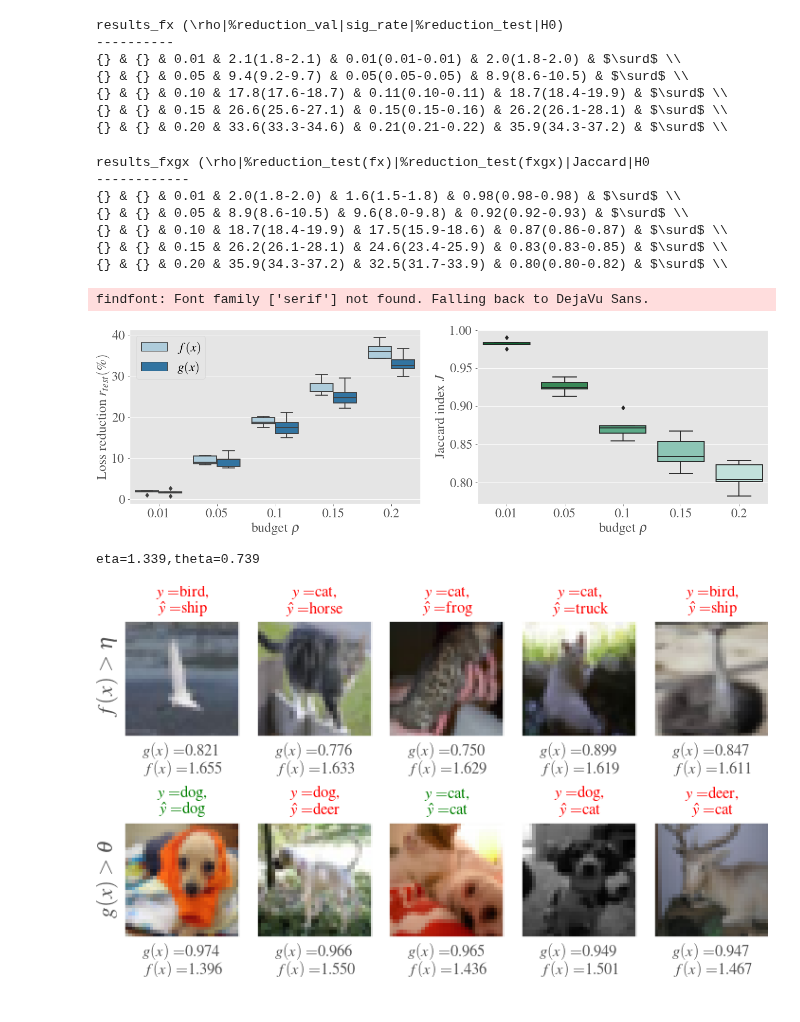
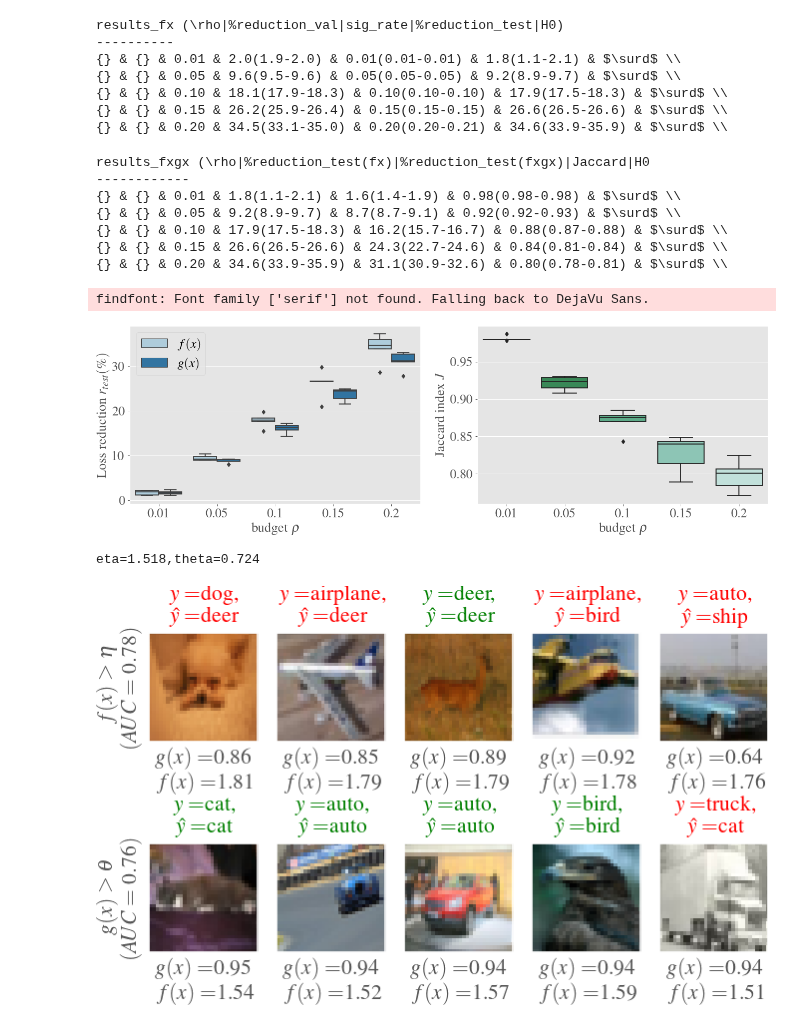
Before and after one commit to cesar-claros/synergistic, a Jupyter notebook: CIFAR10_cnn_mod.ipynb, the cells around one changed output. Cells and saved outputs as stored; diff of their text form; code cells hidden in the pictures.

Commit message:
AUC, reproducibility, figure layout fixed

```diff
--- a/CIFAR10_cnn_mod.ipynb
+++ b/CIFAR10_cnn_mod.ipynb
@@ -72,11 +81,11 @@ def init_model(input_dim):
 # %%
 #%%
 # Signaling function fitting and evaluation
-def signalingFunction(X_train, y_train, y_train_pred_th, X_val, y_val, y_val_pred_th, X_test, y_test, y_test_pred_th, kernel='exponential', norm='l01'):
+def signalingFunction(X_train, y_train, y_train_pred_th, X_val, y_val, y_val_pred_th, X_test, y_test, y_test_pred_th, kernel='exponential', norm='l01', ex_dim=1):
     # X_train, X_val should be scaled
     # Fit signaling function
     exp = sgn.signaling(norm=norm) # idx = [train,test,val]
-    exp.fit(X_train, y_train, y_train_pred_th, kernel=kernel, n_iter=500, lr=0.01)
+    exp.fit(X_train, y_train, y_train_pred_th, kernel=kernel, n_iter=500, lr=0.01, ex_dim=ex_dim)
     table_val = exp.evaluate(X_val, y_val, y_val_pred_th, rule_grid=np.linspace(0,3,30, endpoint=False))
     table_test = exp.test(X_test, y_test, y_test_pred_th, table_val['rule'].to_numpy(), table_val['eta'].to_numpy())
     table = pd.concat([table_val,table_test],axis=1)
@@ -171,7 +188,7 @@ Number of original training examples: 50000
 report_table = []
 report_criteria = []
 report_plot = []
-kf = model_selection.StratifiedKFold(n_splits=5, shuffle=True, random_state=321)
+kf = model_selection.StratifiedKFold(n_splits=5, shuffle=True, random_state=SEED)
 clf = 'softmax_act'
 addPredictions = True
 applyPCA = False
@@ -179,11 +196,16 @@ accuracy = 0
 es = tf.keras.callbacks.EarlyStopping(monitor='val_loss', mode='min', verbose=1)
 y_test = tf.keras.utils.to_categorical(y_test)
 for train, val in kf.split(Data_X, Data_y):
+    print(train[:10])
+    print(val[:10])
+
     X_train = Data_X[train]
     y_train = Data_y[train]
+    print(y_train[:10])
     y_train = tf.keras.utils.to_categorical(y_train)
     X_val = Data_X[val]
     y_val = Data_y[val]
+    print(y_val[:10])
     y_val = tf.keras.utils.to_categorical(y_val)
 
     # sample = sample[:12500]
@@ -232,7 +254,11 @@ for train, val in kf.split(Data_X, Data_y):
 
     table, exp = signalingFunction(X_train_GP, np.argmax(y_train, axis=1), y_train_pred_th, \
                                    X_val_GP, np.argmax(y_val, axis=1), y_val_pred_th,\
-                                   X_test_GP, np.argmax(y_test, axis=1), y_test_pred_th)
+                                   X_test_GP, np.argmax(y_test, axis=1), y_test_pred_th,\
+                                   kernel='e*e', ex_dim=y_train_pred_soft.shape[1])
+    print('gpr_mean=',exp.gpr_mean_test[:10])
+    print('gpr_mean=',exp.gpr_mean_val[:10])
+
     report_table.append(table)
     # Baseline for comparison
     crit_table = baselineCriteria(np.argmax(y_val, axis=1), y_val_pred_soft, y_val_pred_th,\
@@ -330,11 +356,11 @@ print(output_fx.getvalue())
 # %% [output]
 results_fx (\rho|%reduction_val|sig_rate|%reduction_test|H0)
 ----------
-{} & {} & 0.01 & 2.1(1.8-2.1) & 0.01(0.01-0.01) & 2.0(1.8-2.0) & $\surd$ \\
-{} & {} & 0.05 & 9.4(9.2-9.7) & 0.05(0.05-0.05) & 8.9(8.6-10.5) & $\surd$ \\
-{} & {} & 0.10 & 17.8(17.6-18.7) & 0.11(0.10-0.11) & 18.7(18.4-19.9) & $\surd$ \\
-{} & {} & 0.15 & 26.6(25.6-27.1) & 0.15(0.15-0.16) & 26.2(26.1-28.1) & $\surd$ \\
-{} & {} & 0.20 & 33.6(33.3-34.6) & 0.21(0.21-0.22) & 35.9(34.3-37.2) & $\surd$ \\
+{} & {} & 0.01 & 2.0(1.9-2.0) & 0.01(0.01-0.01) & 1.8(1.1-2.1) & $\surd$ \\
+{} & {} & 0.05 & 9.6(9.5-9.6) & 0.05(0.05-0.05) & 9.2(8.9-9.7) & $\surd$ \\
+{} & {} & 0.10 & 18.1(17.9-18.3) & 0.10(0.10-0.10) & 17.9(17.5-18.3) & $\surd$ \\
+{} & {} & 0.15 & 26.2(25.9-26.4) & 0.15(0.15-0.15) & 26.6(26.5-26.6) & $\surd$ \\
+{} & {} & 0.20 & 34.5(33.1-35.0) & 0.20(0.20-0.21) & 34.6(33.9-35.9) & $\surd$ \\
 # %%
 # Dataframe for comparison f(x)-g(x)
 results_fxgx = results_fxgx.loc[p_value_col <= 0.05].copy()
@@ -357,11 +383,11 @@ print(output_fxgx.getvalue())
 # %% [output]
 results_fxgx (\rho|%reduction_test(fx)|%reduction_test(fxgx)|Jaccard|H0
 ------------
-{} & {} & 0.01 & 2.0(1.8-2.0) & 1.6(1.5-1.8) & 0.98(0.98-0.98) & $\surd$ \\
-{} & {} & 0.05 & 8.9(8.6-10.5) & 9.6(8.0-9.8) & 0.92(0.92-0.93) & $\surd$ \\
-{} & {} & 0.10 & 18.7(18.4-19.9) & 17.5(15.9-18.6) & 0.87(0.86-0.87) & $\surd$ \\
-{} & {} & 0.15 & 26.2(26.1-28.1) & 24.6(23.4-25.9) & 0.83(0.83-0.85) & $\surd$ \\
-{} & {} & 0.20 & 35.9(34.3-37.2) & 32.5(31.7-33.9) & 0.80(0.80-0.82) & $\surd$ \\
+{} & {} & 0.01 & 1.8(1.1-2.1) & 1.6(1.4-1.9) & 0.98(0.98-0.98) & $\surd$ \\
+{} & {} & 0.05 & 9.2(8.9-9.7) & 8.7(8.7-9.1) & 0.92(0.92-0.93) & $\surd$ \\
+{} & {} & 0.10 & 17.9(17.5-18.3) & 16.2(15.7-16.7) & 0.88(0.87-0.88) & $\surd$ \\
+{} & {} & 0.15 & 26.6(26.5-26.6) & 24.3(22.7-24.6) & 0.84(0.81-0.84) & $\surd$ \\
+{} & {} & 0.20 & 34.6(33.9-35.9) & 31.1(30.9-32.6) & 0.80(0.78-0.81) & $\surd$ \\
 # %%
 #%%
 # Save results in csv fomat
@@ -390,7 +416,7 @@ path_fig_fxgx = "drive/My Drive/NIPS2020/results/cifar10/fig_fxgx_{clf}_yhat{yha
 plt.savefig(path_fig_fxgx, bbox_inches='tight', facecolor='w')
 # %% [output]
 findfont: Font family ['serif'] not found. Falling back to DejaVu Sans.
-[figure, old version]
+[figure, new version]
 # %%
 rho = 0.15
 X_test_best = X_test_best.squeeze()
@@ -409,11 +435,14 @@ top_crit_idx = top_crit_idx[np.argsort(crit_test[top_crit_idx])[::-1]]# Added
 output_text = io.StringIO()
 print('eta={:.3f},theta={:.3f}'.format(eta,theta))
 # %% [output]
-eta=1.339,theta=0.739
+eta=1.518,theta=0.724
+# %%
+roc_f = metrics.roc_auc_score(exp_best.L_test, f_test)
+roc_crit = metrics.roc_auc_score(exp_best.L_test, crit_test)
 # %%
 # Plot selected instances
 # initialize the label
-labelNames = ['airplane', 'automobile', 'bird', 'cat', 'deer', 'dog', 'frog', 'horse', 'ship', 'truck']
+labelNames = ['airplane', 'auto', 'bird', 'cat', 'deer', 'dog', 'frog', 'horse', 'ship', 'truck']
 # X_test_best = X_test.reshape(-1,28,28)
 # y_hat_best = y_test_pred_th[top_f_idx]
 # y_th_best = np.argmax(y_test[top_f_idx], axis=1)
@@ -423,39 +452,41 @@ fig1, ax = plt.subplots(row, col, figsize=(6.0, 3.5), constrained_layout=True, d
 # fig1.subplots_adjust(wspace=0.1, hspace=0.35, top=0.5)
 # for i in top_f_idx:
 j = 0
 for i,k in zip(top_f_idx, top_crit_idx):
     if np.argmax(y_test_best, axis=1)[i] != y_test_pred_th_best[i]:
         color = 'red'
     else:
         color = 'green'
     # ax = fig1.add_subplot(3, 4, j+1)
     ax[0][j].imshow(X_test_best[i, :, :, :])
     ax[0][j].set_title(r'$y=${s1}'.format(s1=labelNames[np.argmax(y_test_best, axis=1)[i]])+',\n'+\
-                    r'$\hat{{y}}=${s2}'.format(s2=labelNames[y_test_pred_th_best[i]]), color=color, fontsize=10)
-    ax[0][j].set_xlabel(r"$g(x)=${:.3f}".format(crit_test[i])+'\n$f(x)=${:.3f}'.format(f_test[i]), fontsize=10)
+                    r'$\hat{{y}}=${s2}'.format(s2=labelNames[y_test_pred_th_best[i]]), color=color, fontsize=13)
+    ax[0][j].set_xlabel(r"$g(x)=${:.2f}".format(crit_test[i])+'\n$f(x)=${:.2f}'.format(f_test[i]), fontsize=13)
     ax[0][j].set_xticks([])
     ax[0][j].set_yticks([])
 
     if np.argmax(y_test_best, axis=1)[k] != y_test_pred_th_best[k]:
         color = 'red'
     else:
         color = 'green'
     # ax = fig1.add_subplot(3, 4, j+1)
     ax[1][j].imshow(X_test_best[k, :, :, :])
     ax[1][j].set_title(r'$y=${s1}'.format(s1=labelNames[np.argmax(y_test_best, axis=1)[k]])+',\n'+\
-                    r'$\hat{{y}}=${s2}'.format(s2=labelNames[y_test_pred_th_best[k]]), color=color, fontsize=10)
-    ax[1][j].set_xlabel(r"$g(x)=${:.3f}".format(crit_test[k])+'\n$f(x)=${:.3f}'.format(f_test[k]), fontsize=10)
+                    r'$\hat{{y}}=${s2}'.format(s2=labelNames[y_test_pred_th_best[k]]), color=color, fontsize=13)
+    ax[1][j].set_xlabel(r"$g(x)=${:.2f}".format(crit_test[k])+'\n$f(x)=${:.2f}'.format(f_test[k]), fontsize=13)
     ax[1][j].set_xticks([])
     ax[1][j].set_yticks([])
     j = j + 1
-# ax[0][0].set_ylabel(r"$f(x)>\eta$"+"\n"+r"$(\eta={:.3f})$".format(eta), fontsize=14)
-ax[0][0].set_ylabel(r"$f(x)>\eta$", fontsize=14)
-# ax[1][0].set_ylabel(r"$g(x)>\theta$"+"\n"+r"$(\theta={:.3f})$".format(theta), fontsize=14)
-ax[1][0].set_ylabel(r"$g(x)>\theta$", fontsize=14)
+fig1.set_constrained_layout_pads(w_pad=0, h_pad=0, hspace=0.01, wspace=-.5)
+ax[0][0].set_ylabel(r"$f(x)>\eta$"+"\n"+r"$(AUC={:.2f})$".format(roc_f), fontsize=13)
+# ax[0][0].set_ylabel(r"$f(x)>\eta$", fontsize=14)
+ax[1][0].set_ylabel(r"$g(x)>\theta$"+"\n"+r"$(AUC={:.2f})$".format(roc_crit), fontsize=13)
+# ax[1][0].set_ylabel(r"$g(x)>\theta$", fontsize=14)
+
 # fig1.text(0.5, 0.01, r'$\rho={},~|f(x)>\eta|={},~|g(x)>\theta|={}$'.format(rho,np.sum(f_test>eta),np.sum(crit_test>theta)), ha='center', fontsize = 12)
 # plt.suptitle(r'Top {} selected instances'.format(top_n), fontsize=15)
 # plt.tight_layout()
 path_fig_fxgx_test = "drive/My Drive/NIPS2020/results/cifar10/fig_fxgx_test_{clf}_yhat{yhat}_pca{pca}.svg".format(clf=clf, pca=applyPCA, yhat=addPredictions)
 plt.savefig(path_fig_fxgx_test, bbox_inches='tight', facecolor='w')
 # %% [output]
-[figure, old version]
+[figure, new version]
```
Also changed, not shown: parts of 6 cells of this notebook.
